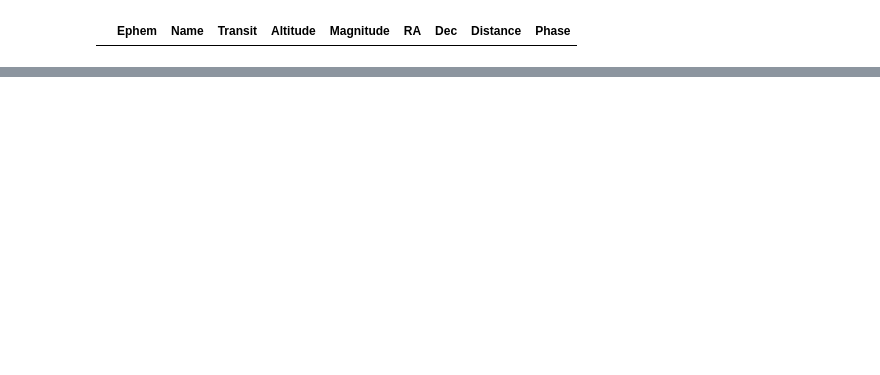
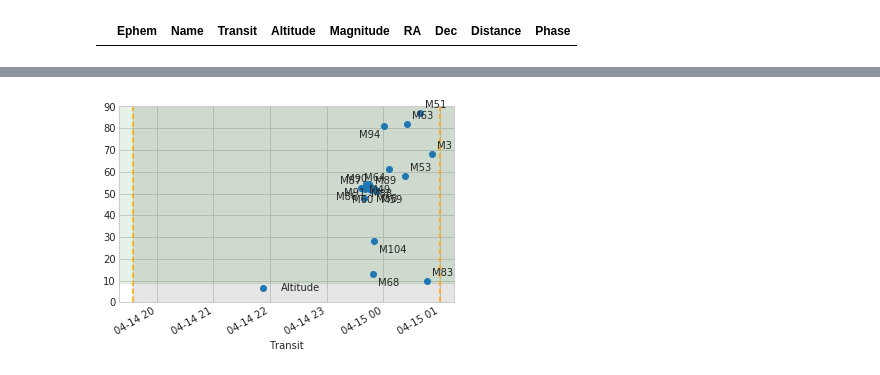
Before and after one commit to pozar87/apts, a Jupyter notebook: Test.ipynb, the cells around one changed output, grey strips where cells are left out. Cells and saved outputs as stored; diff of their text form; code cells hidden in the pictures; blank space fills up the shorter version.

```diff
--- a/Test.ipynb
+++ b/Test.ipynb
@@ -90,3 +107,7 @@ o.get_visible_messier()
+# %%
+o.plot_messier()
+# %% [output]
+[figure, added]
 # %%
 import numpy as np
 import time
```
Also changed, not shown: parts of 12 cells of this notebook, 22 other files.
